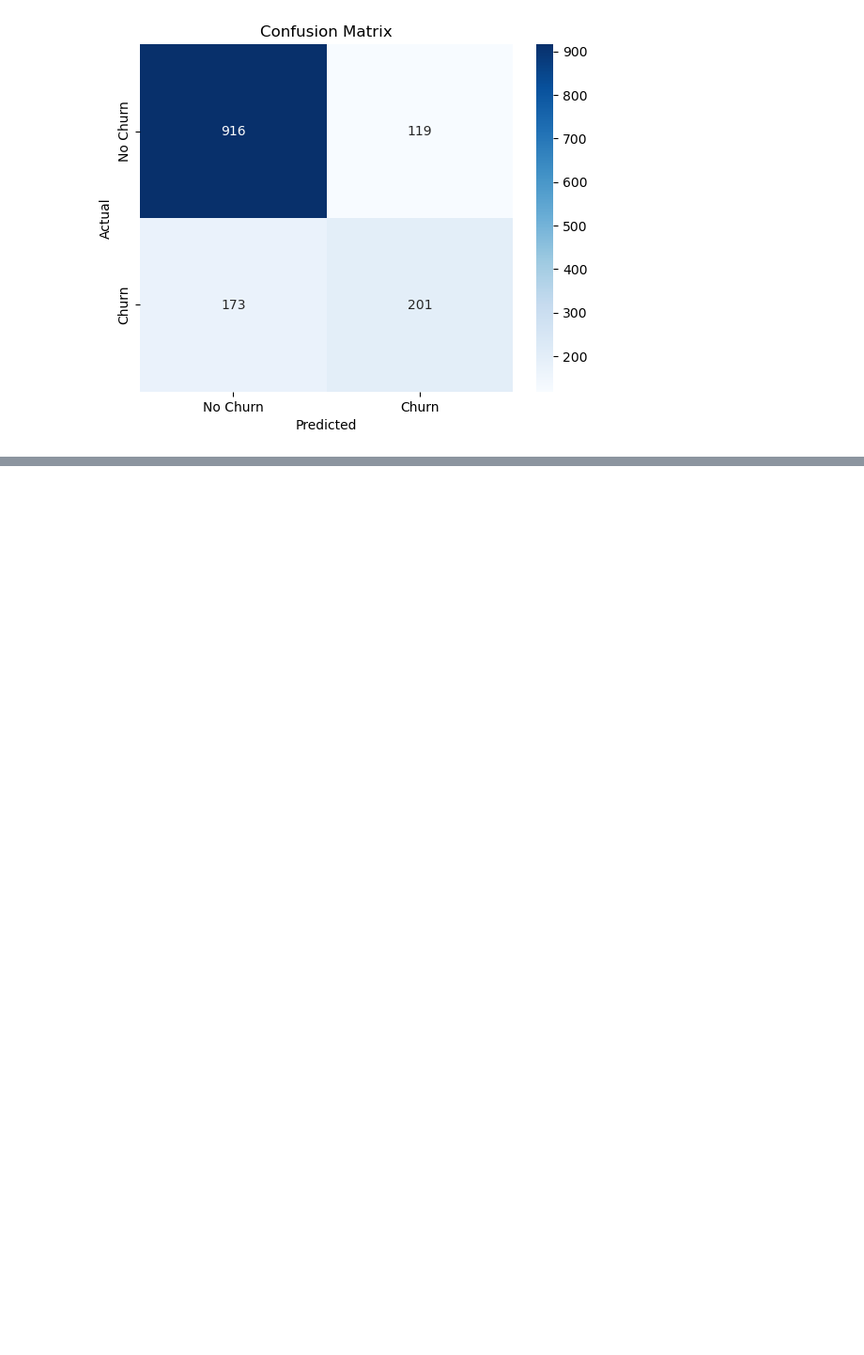
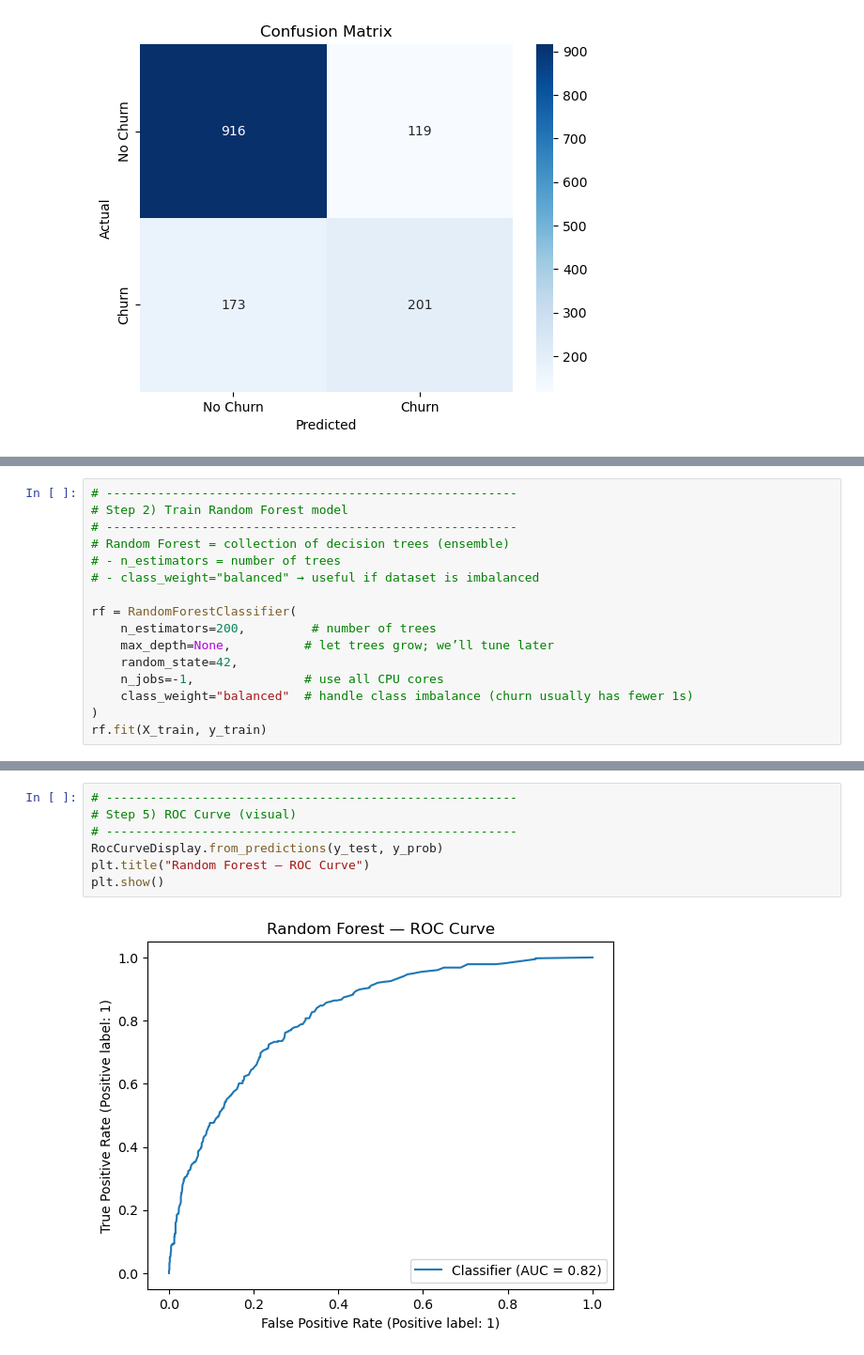
Before and after one commit to Shubhangipanda/ml-pipelines, a Jupyter notebook: notebooks/03_modeling.ipynb, the cells around one changed output, grey strips where cells are left out. Shown at 94% size. Saved outputs shown, nothing was run; the diff lists cells and outputs as text; blank space fills up the shorter version.

```diff
--- a/notebooks/03_modeling.ipynb
+++ b/notebooks/03_modeling.ipynb
@@ -62,0 +81,16 @@ plt.show()
+# %%
+# --------------------------------------------------------
+# Step 2) Train Random Forest model
+# --------------------------------------------------------
+# Random Forest = collection of decision trees (ensemble)
+# - n_estimators = number of trees
+# - class_weight="balanced" → useful if dataset is imbalanced
+
+rf = RandomForestClassifier(
+    n_estimators=200,         # number of trees
+    max_depth=None,          # let trees grow; we’ll tune later
+    random_state=42,
+    n_jobs=-1,               # use all CPU cores
+    class_weight="balanced"  # handle class imbalance (churn usually has fewer 1s)
+)
+rf.fit(X_train, y_train)
@@ -62,0 +152,9 @@ plt.show()
+# %%
+# --------------------------------------------------------
+# Step 5) ROC Curve (visual)
+# --------------------------------------------------------
+RocCurveDisplay.from_predictions(y_test, y_prob)
+plt.title("Random Forest — ROC Curve")
+plt.show()
+# %% [output]
+[figure, added]
```
Also changed, not shown: parts of 9 cells of this notebook, 1 other file.
